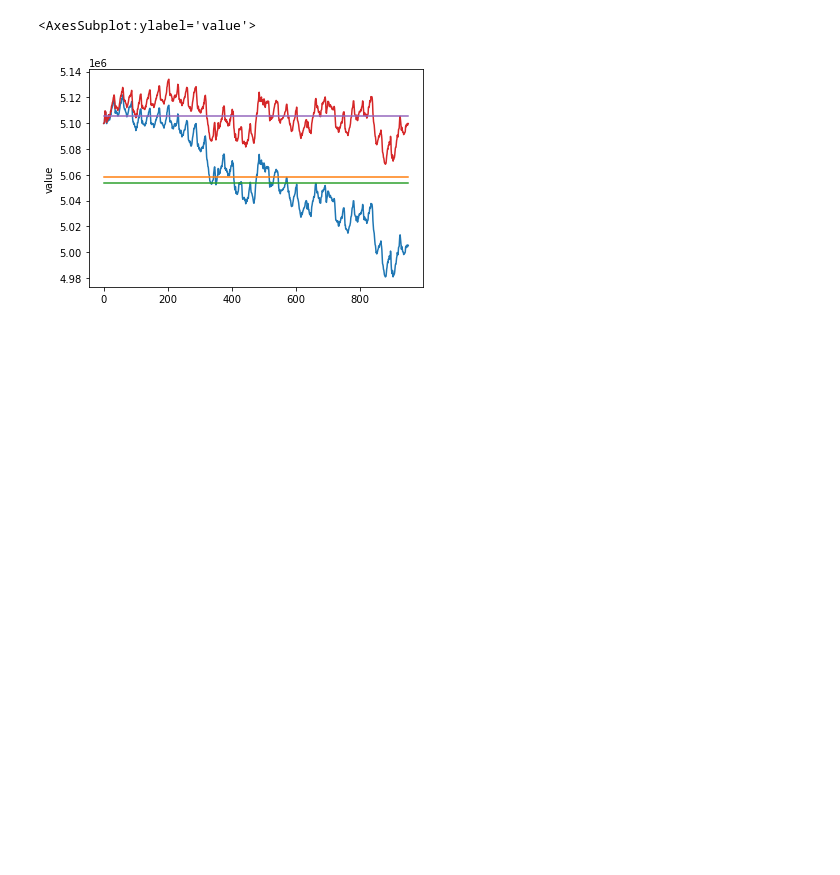
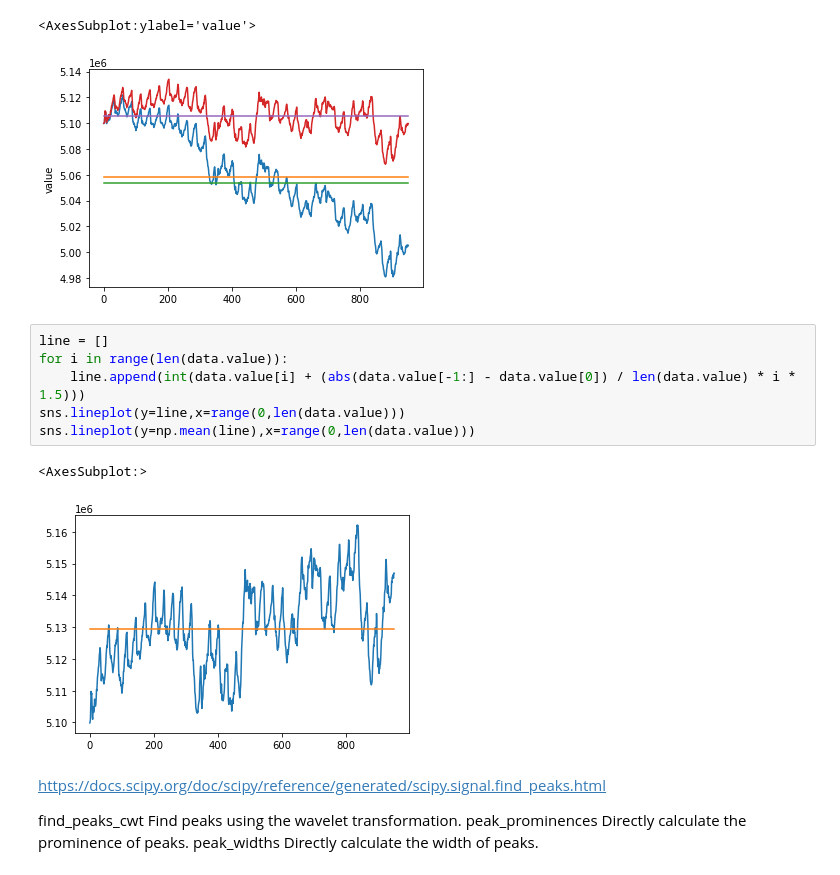
Before and after one commit to bsenst/android-biosignal, a Jupyter notebook: ecg4everybody/get_data.ipynb, the cells around one changed output. Cells and saved outputs as stored; diff of their text form; blank space fills up the shorter version.

```diff
--- a/ecg4everybody/get_data.ipynb
+++ b/ecg4everybody/get_data.ipynb
@@ -75,3 +79,18 @@ sns.lineplot(y=np.mean(line),x=range(0,len(data.value)))
 # %% [output]
 <AxesSubplot:ylabel='value'>
 [figure]
+# %%
+line = []
+for i in range(len(data.value)):
+    line.append(int(data.value[i] + (abs(data.value[-1:] - data.value[0]) / len(data.value) * i * 1.5)))
+sns.lineplot(y=line,x=range(0,len(data.value)))
+sns.lineplot(y=np.mean(line),x=range(0,len(data.value)))
+# %% [output]
+<AxesSubplot:>
+[figure, added]
+# %% [markdown]
+https://docs.scipy.org/doc/scipy/reference/generated/scipy.signal.find_peaks.html
+
+find_peaks_cwt Find peaks using the wavelet transformation.
+peak_prominences Directly calculate the prominence of peaks.
+peak_widths Directly calculate the width of peaks.
```
Also changed, not shown: parts of 12 cells of this notebook, 1 other file.
